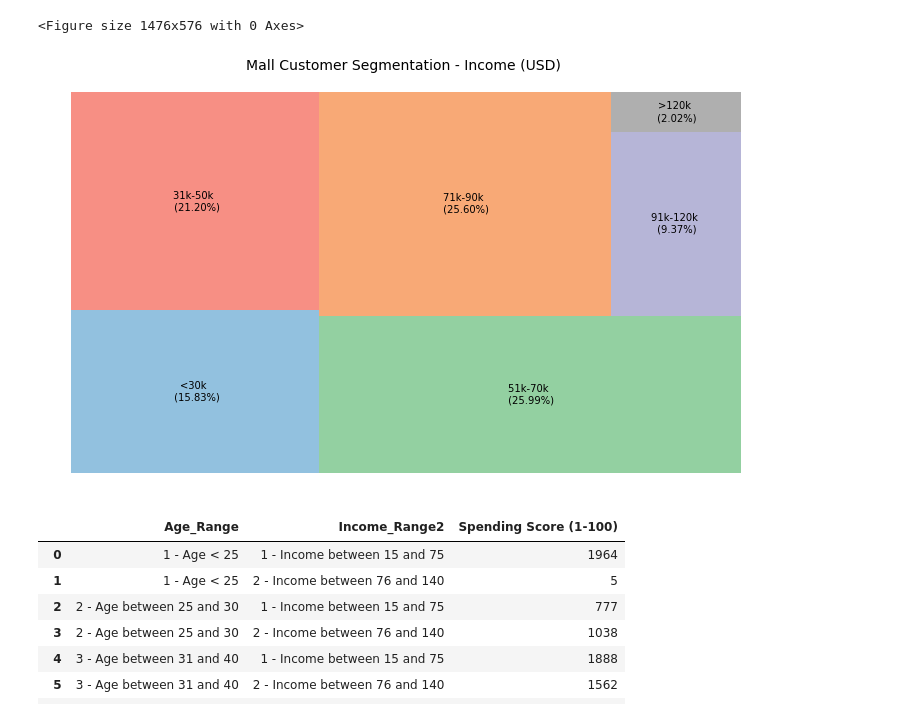
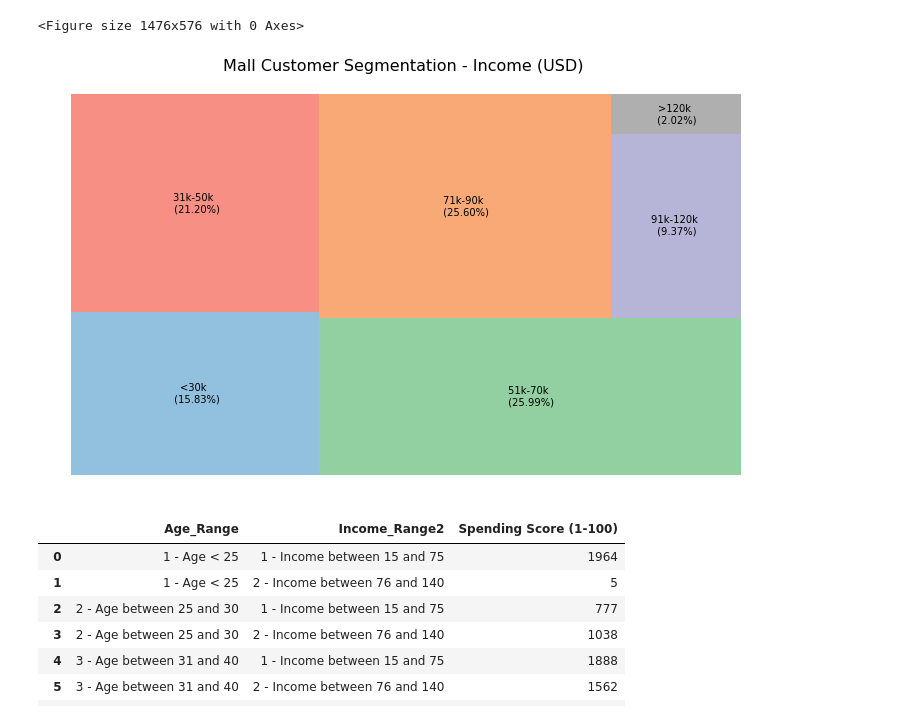
Before and after one commit to Saranyanv/test, a Jupyter notebook: 455_Assignment3.ipynb, the cells around one changed output. Drawn from its saved outputs; the diff is of its cells as text; code cells hidden in the pictures.

```diff
--- a/455_Assignment3.ipynb
+++ b/455_Assignment3.ipynb
@@ -238,16 +232,16 @@ fig.set_size_inches(20.5, 8)
 # %%
 plt.figure(figsize=(12,7))
 squarify.plot(label=['<30k \n (15.83%)', '31k-50k \n (21.20%)', '51k-70k \n (25.99%)'
                      , '71k-90k \n (25.60%)', '91k-120k \n (9.37%)', '>120k \n (2.02%)']
               ,sizes=Mall_Customers_Agg_Income_Sorted['Spending Score (1-100)']
               , color = [a(0.6), b(0.6), c(0.6), d(0.6), e(0.6), f(0.6)]
               , alpha=.6
              )
-plt.title("Mall Customer Segmentation - Income (USD) \n",fontsize=14)
+plt.title("Mall Customer Segmentation - Income (USD) \n",fontsize=16)
 plt.axis('off')
 plt.show()
 # %% [output]
-[figure, old version]
+[figure, new version]
 # %%
 Mall_Customers['Income_Range2']='0 - Income - No Range'
 Mall_Customers.loc[Mall_Customers['Annual Income (k$)'].between(15, 75, inclusive = True), 'Income_Range2'] = '1 - Income between 15 and 75'
```
Also changed, not shown: parts of 4 cells of this notebook.
